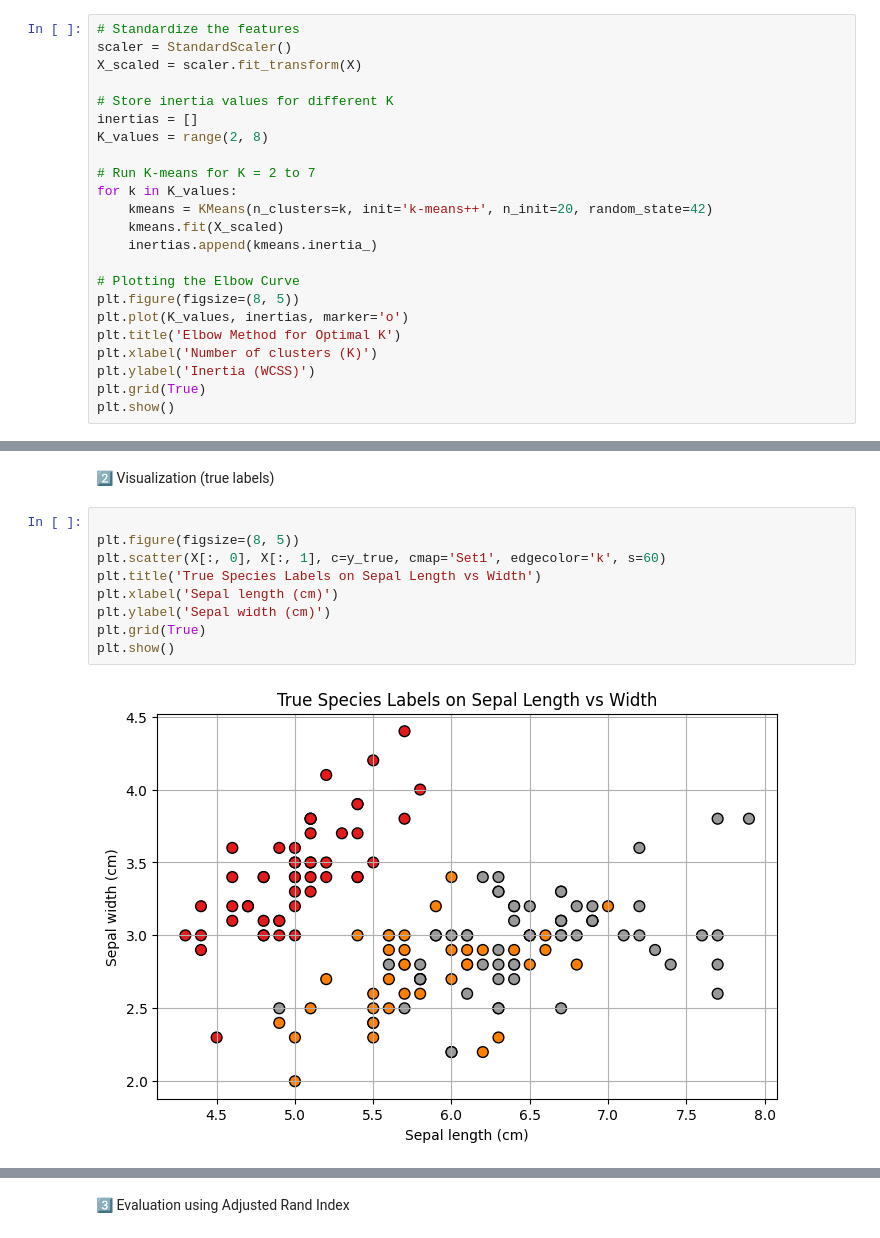
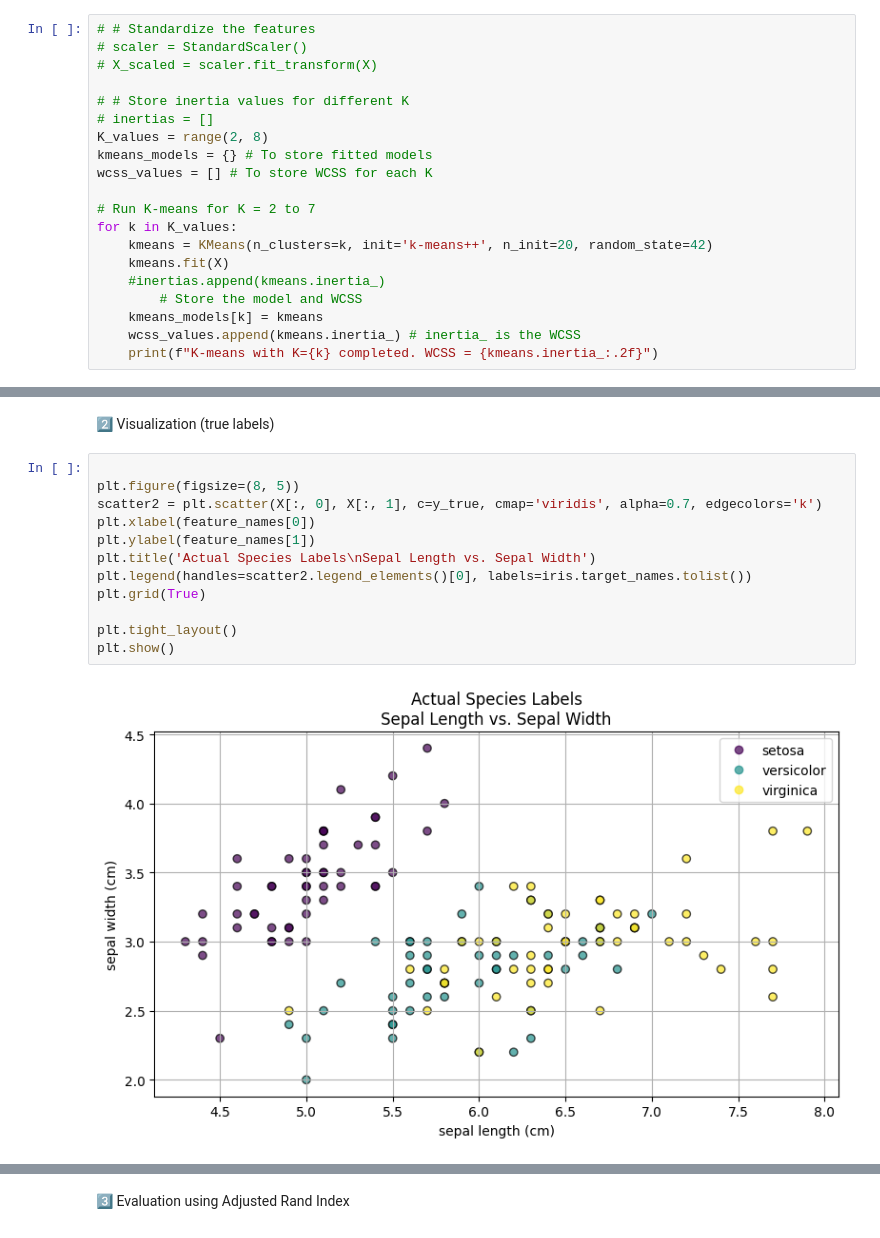
Before and after one commit to Santhosh4888/FML-Course-problems, a Jupyter notebook: K_Means_Clusturing_on_IRIS_Dataset/Problem_set_6_1.ipynb, the cells around one changed output, grey strips where cells are left out. Saved outputs shown, nothing was run; the diff lists cells and outputs as text.

```diff
--- a/K_Means_Clusturing_on_IRIS_Dataset/Problem_set_6_1.ipynb
+++ b/K_Means_Clusturing_on_IRIS_Dataset/Problem_set_6_1.ipynb
@@ -14,24 +31,21 @@ X = iris.data # Use only the features
 # %%
-# Standardize the features
-scaler = StandardScaler()
-X_scaled = scaler.fit_transform(X)
+# # Standardize the features
+# scaler = StandardScaler()
+# X_scaled = scaler.fit_transform(X)
 
-# Store inertia values for different K
-inertias = []
+# # Store inertia values for different K
+# inertias = []
 K_values = range(2, 8)
+kmeans_models = {} # To store fitted models
+wcss_values = [] # To store WCSS for each K
 
 # Run K-means for K = 2 to 7
 for k in K_values:
     kmeans = KMeans(n_clusters=k, init='k-means++', n_init=20, random_state=42)
-    kmeans.fit(X_scaled)
-    inertias.append(kmeans.inertia_)
-
-# Plotting the Elbow Curve
-plt.figure(figsize=(8, 5))
-plt.plot(K_values, inertias, marker='o')
-plt.title('Elbow Method for Optimal K')
-plt.xlabel('Number of clusters (K)')
-plt.ylabel('Inertia (WCSS)')
-plt.grid(True)
-plt.show()
+    kmeans.fit(X)
+    #inertias.append(kmeans.inertia_)
+        # Store the model and WCSS
+    kmeans_models[k] = kmeans
+    wcss_values.append(kmeans.inertia_) # inertia_ is the WCSS
+    print(f"K-means with K={k} completed. WCSS = {kmeans.inertia_:.2f}")
 # %% [output]
@@ -57,11 +106,14 @@ plt.show()
 # %%
 
 plt.figure(figsize=(8, 5))
-plt.scatter(X[:, 0], X[:, 1], c=y_true, cmap='Set1', edgecolor='k', s=60)
-plt.title('True Species Labels on Sepal Length vs Width')
-plt.xlabel('Sepal length (cm)')
-plt.ylabel('Sepal width (cm)')
+scatter2 = plt.scatter(X[:, 0], X[:, 1], c=y_true, cmap='viridis', alpha=0.7, edgecolors='k')
+plt.xlabel(feature_names[0])
+plt.ylabel(feature_names[1])
+plt.title('Actual Species Labels\nSepal Length vs. Sepal Width')
+plt.legend(handles=scatter2.legend_elements()[0], labels=iris.target_names.tolist())
 plt.grid(True)
+
+plt.tight_layout()
 plt.show()
 # %% [output]
-[figure, old version]
+[figure, new version]
```
Also changed, not shown: parts of 12 cells of this notebook, 3 other files.
